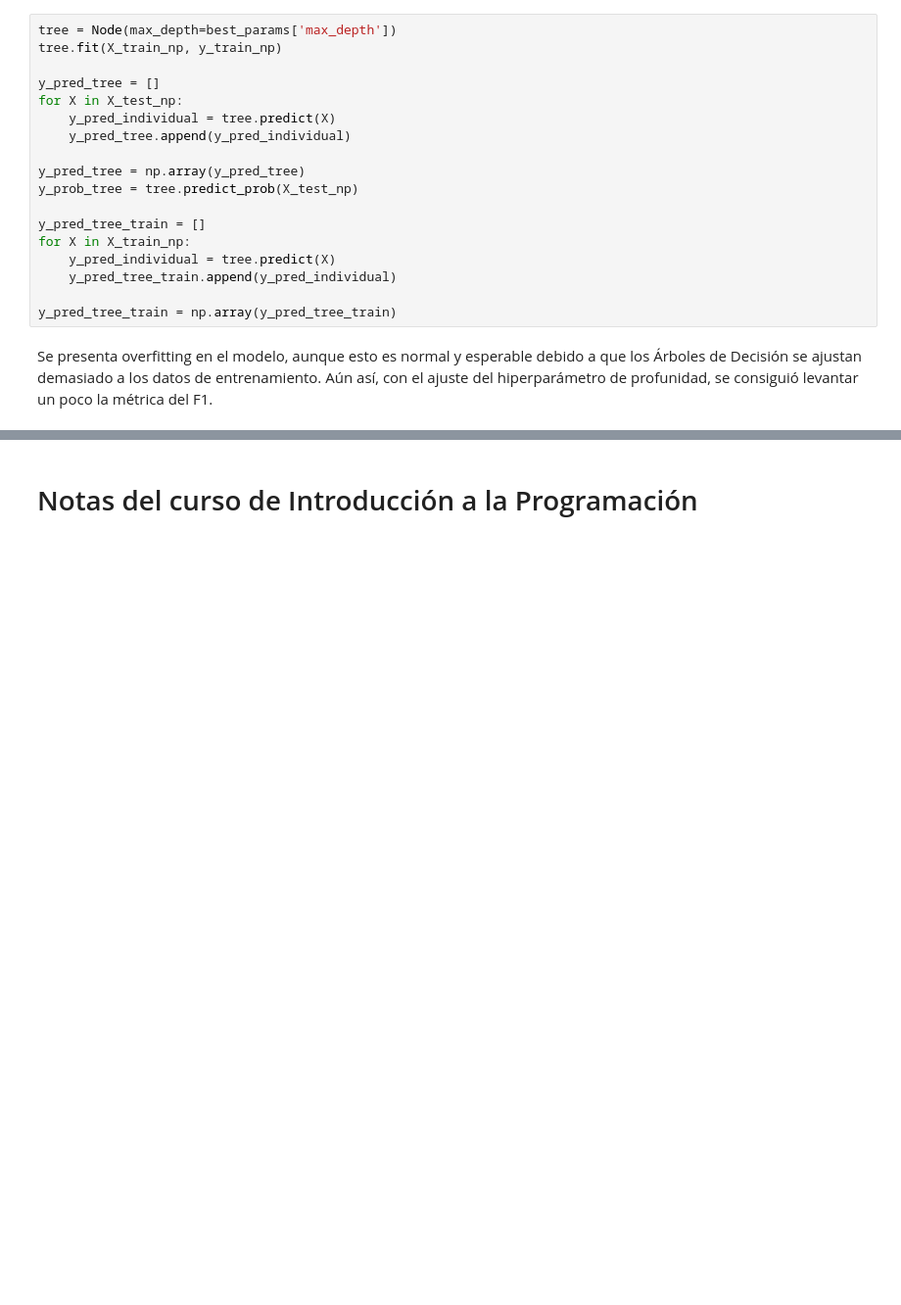
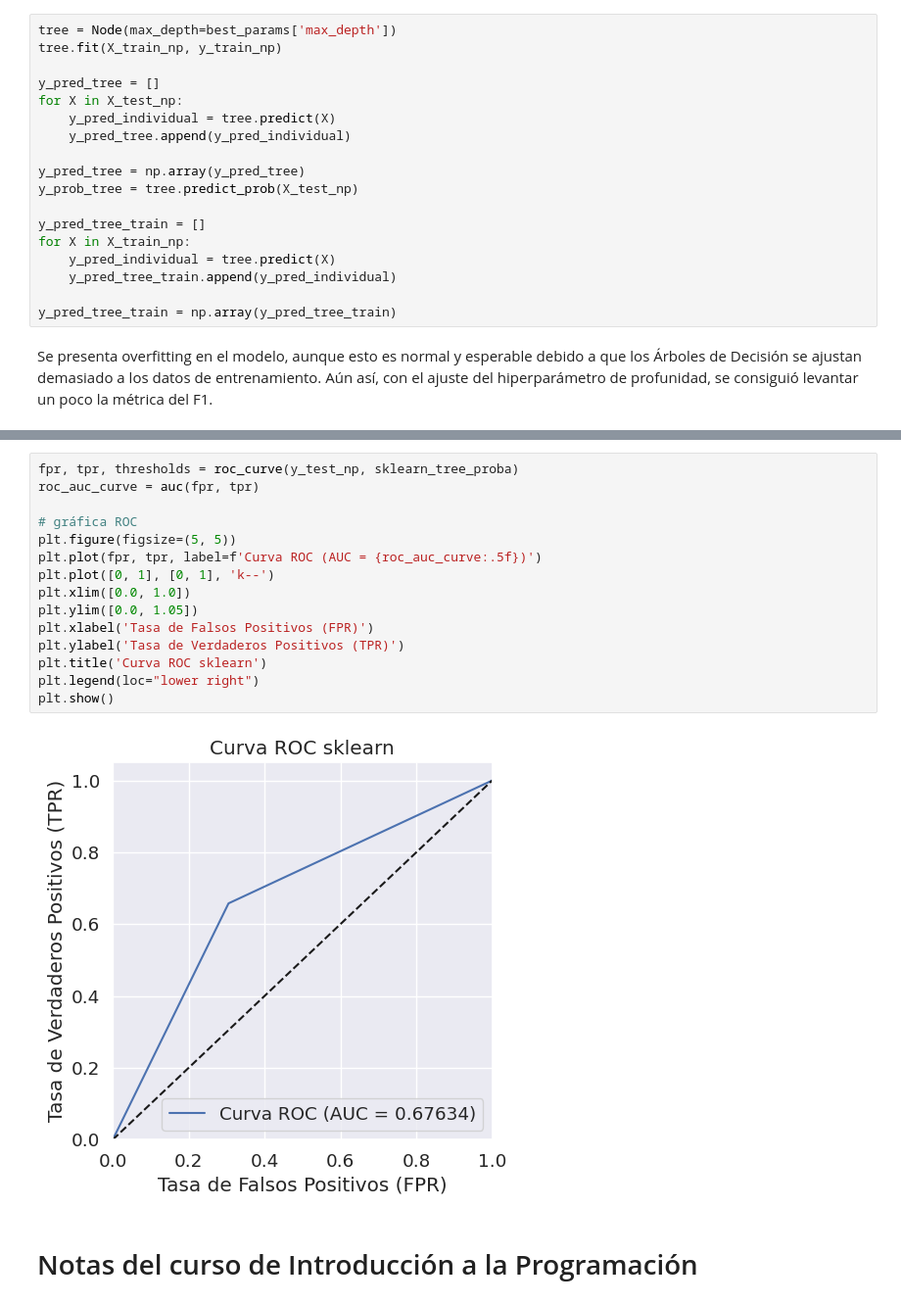
Before and after one commit to danib08/Reconocimiento-de-Patrones, a Jupyter notebook: Proyecto1.ipynb, the cells around one changed output, grey strips where cells are left out. Shown at 98% size. Cells and saved outputs as stored; diff of their text form; blank space fills up the shorter version.

```diff
--- a/Proyecto1.ipynb
+++ b/Proyecto1.ipynb
@@ -1259,3 +1318,20 @@ plt.show()
+# %%
+fpr, tpr, thresholds = roc_curve(y_test_np, sklearn_tree_proba)
+roc_auc_curve = auc(fpr, tpr)
+
+# gráfica ROC
+plt.figure(figsize=(5, 5))
+plt.plot(fpr, tpr, label=f'Curva ROC (AUC = {roc_auc_curve:.5f})')
+plt.plot([0, 1], [0, 1], 'k--')
+plt.xlim([0.0, 1.0])
+plt.ylim([0.0, 1.05])
+plt.xlabel('Tasa de Falsos Positivos (FPR)')
+plt.ylabel('Tasa de Verdaderos Positivos (TPR)')
+plt.title('Curva ROC sklearn')
+plt.legend(loc="lower right")
+plt.show()
+# %% [output]
+[figure, added]
 # %% [markdown]
 # Notas del curso de Introducción a la Programación
 # %% [markdown]
```
Also changed, not shown: parts of 16 cells of this notebook.
